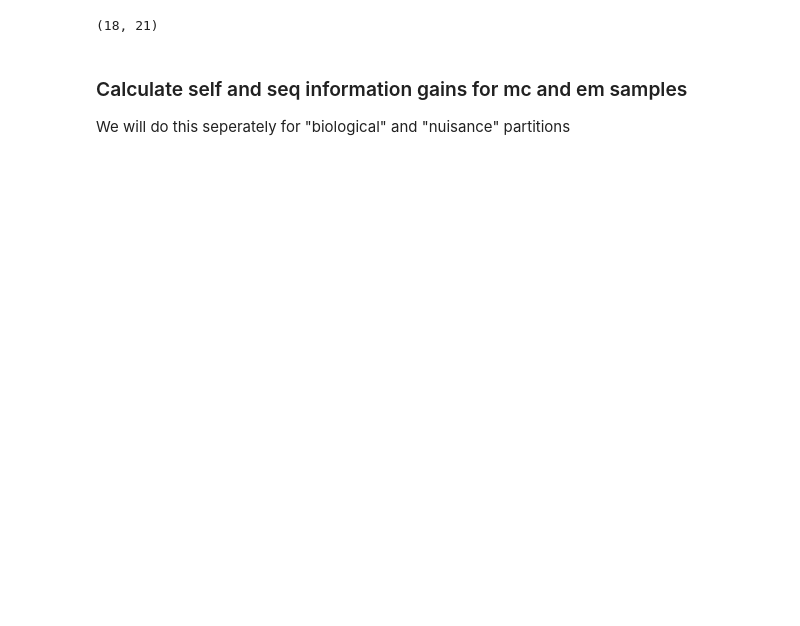
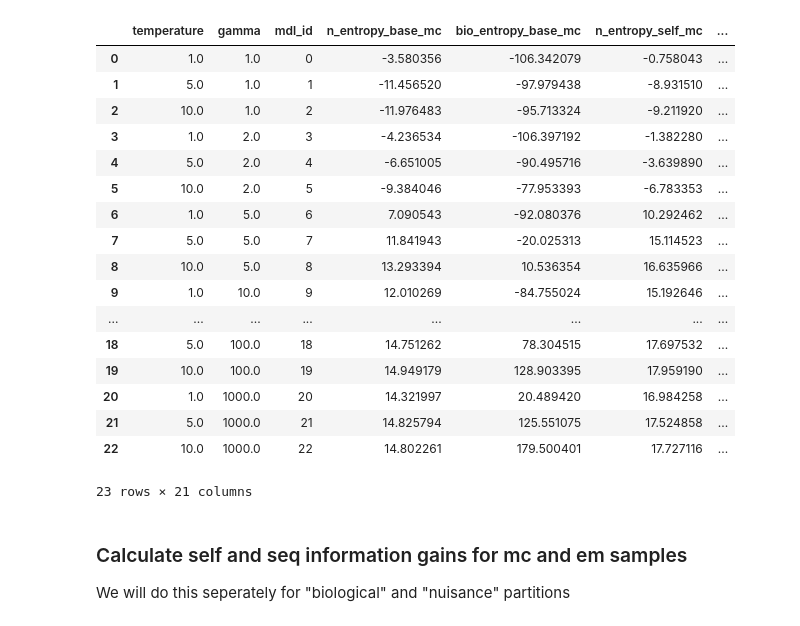
Before and after one commit to nlammers371/morphseq, a Jupyter notebook: jupyter/SeqVAE_latent_info_analyses.ipynb, the cells around one changed output. Cells and saved outputs as stored; diff of their text form; code cells hidden in the pictures; blank space fills up the shorter version.

```diff
--- a/jupyter/SeqVAE_latent_info_analyses.ipynb
+++ b/jupyter/SeqVAE_latent_info_analyses.ipynb
@@ -17,9 +17,11 @@ root = "/Users/nick/Cole Trapnell's Lab Dropbox/Nick Lammers/Nick/morphseq/"
 train_name = "20231106_ds"
 
 model_name_vec = ["SeqVAE_z100_ne250_gamma_temp_self_and_other", "SeqVAE_z100_ne250_triplet_loss_test_self_and_other",
-                  "SeqVAE_z100_ne250_gamma_temp_SELF_ONLY", "MetricVAE_z100_ne250_temperature_sweep_v2",
+                  "SeqVAE_z100_ne250_gamma_temp_SELF_ONLY", "SeqVAE_z100_ne250_triplet_loss_SELF_ONLY",
+                  "MetricVAE_z100_ne250_temperature_sweep_v2",
                   "VAE_z100_ne250_vanilla"]
-short_name_vec = ["SeqVAE - NT-Xent", "SeqVAE - Triplet", "SeqVAE - NT-Xent (self only)", "MetricVAE", "VAE"]
+short_name_vec = ["SeqVAE - NT-Xent", "SeqVAE - Triplet", "SeqVAE - NT-Xent (self only)", "SeqVAE - Triplet (self only)",
+                  "MetricVAE", "VAE"]
 train_dir = os.path.join(root, "training_data", train_name)
 
 # make directory to save results
@@ -45,24 +47,41 @@ for mdi, model_name in enumerate(model_name_vec):
 
 latent_df_master = pd.concat(info_df_list, axis=0, ignore_index=True)
 # %%
-mdi = 1
+mdi = 3
 model_name = model_name_vec[mdi]
 model_dir = os.path.join(train_dir, model_name)
 # path to figures and data
 model_path = os.path.join(model_dir,  "figures")
 mdl_path_list.append(model_path)
 
 # concatenate lists to form one large master set
 latent_info_df = pd.read_csv(os.path.join(model_path, "latent_info_df.csv"), index_col=0)
 
 latent_info_df["bio_self_info_mc"] = latent_info_df["bio_entropy_base_mc"] - latent_info_df["bio_entropy_self_mc"]
 latent_info_df["bio_seq_info_mc"] = latent_info_df["bio_entropy_base_mc"] - latent_info_df["bio_entropy_seq_mc"]
 latent_info_df["bio_self_info_em"] = latent_info_df["bio_entropy_base_em"] - latent_info_df["bio_entropy_self_em"]
 latent_info_df["bio_seq_info_em"] = latent_info_df["bio_entropy_base_em"] - latent_info_df["bio_entropy_seq_em"]
 
-latent_info_df.shape
+latent_info_df
 # %% [output]
+|  | temperature | gamma | mdl_id | n_entropy_base_mc | bio_entropy_base_mc | n_entropy_self_mc | ... |
+| 0 | 1.0 | 1.0 | 0 | -3.580356 | -106.342079 | -0.758043 | ... |
+| 1 | 5.0 | 1.0 | 1 | -11.456520 | -97.979438 | -8.931510 | ... |
+| 2 | 10.0 | 1.0 | 2 | -11.976483 | -95.713324 | -9.211920 | ... |
+| 3 | 1.0 | 2.0 | 3 | -4.236534 | -106.397192 | -1.382280 | ... |
+| 4 | 5.0 | 2.0 | 4 | -6.651005 | -90.495716 | -3.639890 | ... |
+| 5 | 10.0 | 2.0 | 5 | -9.384046 | -77.953393 | -6.783353 | ... |
+| 6 | 1.0 | 5.0 | 6 | 7.090543 | -92.080376 | 10.292462 | ... |
+| 7 | 5.0 | 5.0 | 7 | 11.841943 | -20.025313 | 15.114523 | ... |
+| 8 | 10.0 | 5.0 | 8 | 13.293394 | 10.536354 | 16.635966 | ... |
+| 9 | 1.0 | 10.0 | 9 | 12.010269 | -84.755024 | 15.192646 | ... |
+| ... | ... | ... | ... | ... | ... | ... | ... |
+| 18 | 5.0 | 100.0 | 18 | 14.751262 | 78.304515 | 17.697532 | ... |
+| 19 | 10.0 | 100.0 | 19 | 14.949179 | 128.903395 | 17.959190 | ... |
+| 20 | 1.0 | 1000.0 | 20 | 14.321997 | 20.489420 | 16.984258 | ... |
+| 21 | 5.0 | 1000.0 | 21 | 14.825794 | 125.551075 | 17.524858 | ... |
+| 22 | 10.0 | 1000.0 | 22 | 14.802261 | 179.500401 | 17.727116 | ... |
-(18, 21)
+23 rows × 21 columns
 # %% [markdown]
 ### Calculate self and seq information gains for mc and em samples
 We will do this seperately for "biological" and "nuisance" partitions
```
Also changed, not shown: parts of 2 cells of this notebook, 17 other files.
